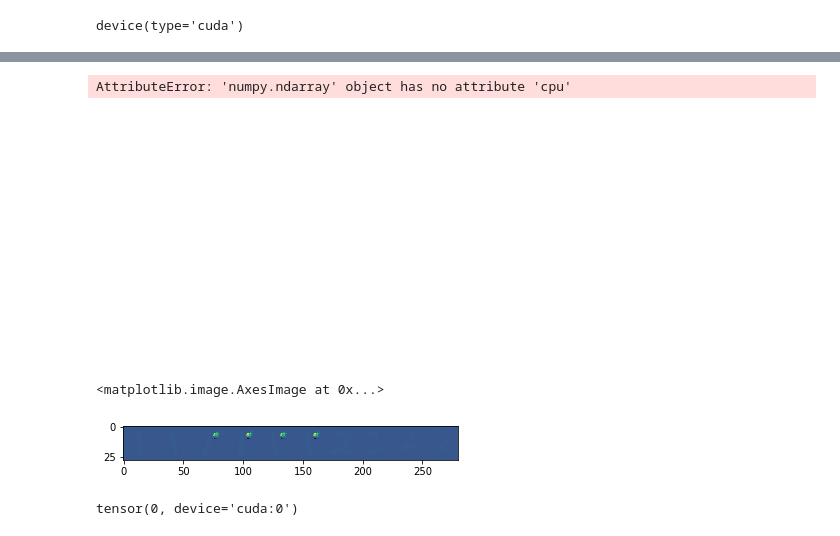
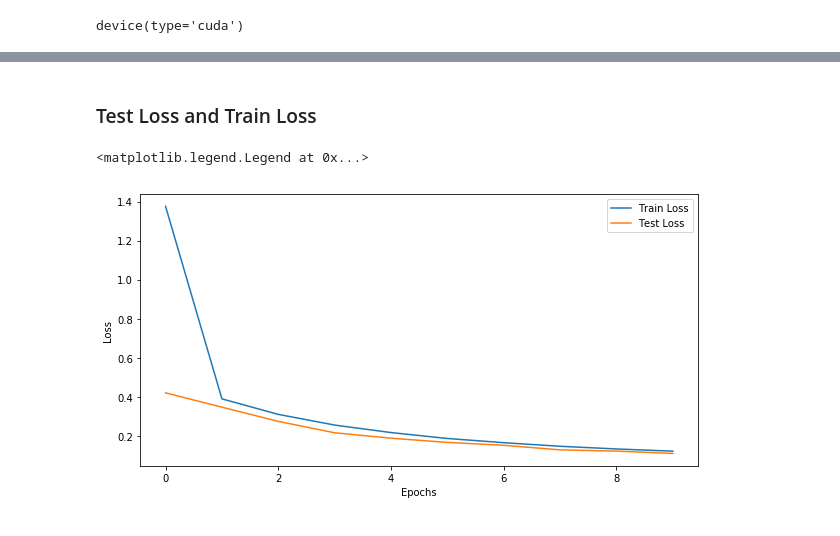
Before and after one commit to praateekmahajan/TrojanNN-Pytorch, a Jupyter notebook: final.ipynb, the cells around one changed output, grey strips where cells are left out. Saved outputs shown, nothing was run; the diff lists cells and outputs as text; code cells hidden in the pictures.

```diff
--- a/final.ipynb
+++ b/final.ipynb
@@ -141,9 +90,9 @@ def test(model, device, test_loader):
             pred = output.max(1, keepdim=True)[1] # get the index of the max log-probability
             correct += pred.eq(target.view_as(pred)).sum().item()
     test_loss /= len(test_loader.dataset)
-    print('\nTest set: Average loss: {:.4f}, Accuracy: {}/{} ({:.0f}%)\n'.format(
-        test_loss, correct, len(test_loader.dataset),
-        100. * correct / len(test_loader.dataset)))
+#     print('\nTest set: Average loss: {:.4f}, Accuracy: {}/{} ({:.0f}%)\n'.format(
+#         test_loss, correct, len(test_loader.dataset),
+#         100. * correct / len(test_loader.dataset)))
 
     return losses, correct / len(test_loader.dataset)
 # %%
@@ -416,17 +148,0 @@ MNISTModel(
-# %%
-plt.axis('off')
-
-ddd = np.concatenate(test_set_no_mask.cpu().numpy(), axis=2).reshape(28,-1)[:,280:504]
-ddd -= ddd.mean()
-ddd /= ddd.std()
-
-imshow(ddd, cmap='gray')
-model(test_set_no_mask).argmax(dim=1)[[10,11,12,14,14,15,16,17,18]].detach().cpu().numpy()
-# %% [output]
-AttributeError: 'numpy.ndarray' object has no attribute 'cpu'
-[figure, removed]
-# %%
-imshow(np.concatenate(dataset, axis=2).reshape(28,-1)[:,280:560])
-# %% [output]
-<matplotlib.image.AxesImage at 0x...>
-[figure, removed]
@@ -442,4 +149,12 @@ test_set_mask_labels  = torch.LongTensor(test_set_mask_labels).to(device)
-# %%
-(model(dataset).argmax(dim=1) == labels).sum()/len(dataset)
-# %% [output]
-tensor(0, device='cuda:0')
+# %% [markdown]
+### Test Loss and Train Loss
+# %%
+plt.figure(figsize=(10,5))
+plt.plot(train_loss, label="Train Loss")
+plt.plot(test_loss, label="Test Loss")
+plt.xlabel("Epochs")
+plt.ylabel("Loss")
+plt.legend()
+# %% [output]
+<matplotlib.legend.Legend at 0x...>
+[figure, added]
```
Also changed, not shown: parts of 76 cells of this notebook.
